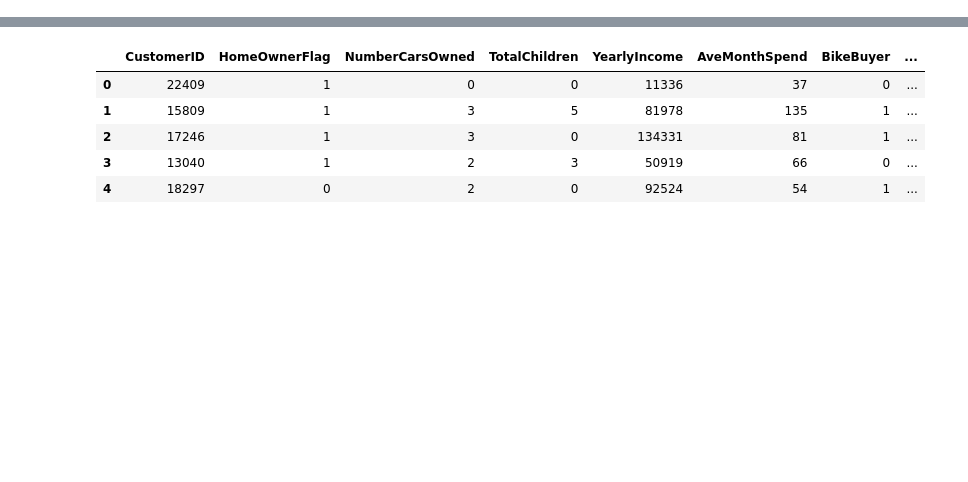
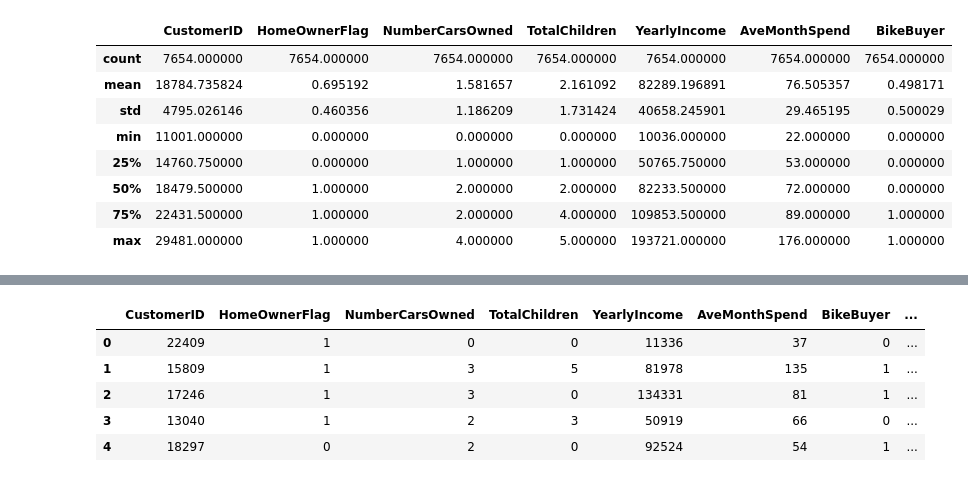
Before and after one commit to Oluwaseyitan/Python-Projects, a Jupyter notebook: Final Avg Month Spend- Regression.ipynb, the cells around one changed output, grey strips where cells are left out. Drawn from its saved outputs; the diff is of its cells as text; code cells hidden in the pictures; blank space fills up the shorter version.

Commit message:
Average month spend prediction

```diff
--- a/Final Avg Month Spend- Regression.ipynb
+++ b/Final Avg Month Spend- Regression.ipynb
@@ -0,0 +4,7 @@
+# %%
+Train = pd.read_csv ("C:/Users/Sdeol/Desktop/all (1)/train_technidus.csv")
+Test = pd.read_csv ("C:/Users/Sdeol/Desktop/all (1)/test_technidus.csv")
+
+Train.head()
+
+Train.info()
@@ -0,0 +30,13 @@
+# %%
+
+Train.describe()
+# %% [output]
+|  | CustomerID | HomeOwnerFlag | NumberCarsOwned | TotalChildren | YearlyIncome | AveMonthSpend | BikeBuyer |
+| count | 7654.000000 | 7654.000000 | 7654.000000 | 7654.000000 | 7654.000000 | 7654.000000 | 7654.000000 |
+| mean | 18784.735824 | 0.695192 | 1.581657 | 2.161092 | 82289.196891 | 76.505357 | 0.498171 |
+| std | 4795.026146 | 0.460356 | 1.186209 | 1.731424 | 40658.245901 | 29.465195 | 0.500029 |
+| min | 11001.000000 | 0.000000 | 0.000000 | 0.000000 | 10036.000000 | 22.000000 | 0.000000 |
+| 25% | 14760.750000 | 0.000000 | 1.000000 | 1.000000 | 50765.750000 | 53.000000 | 0.000000 |
+| 50% | 18479.500000 | 1.000000 | 2.000000 | 2.000000 | 82233.500000 | 72.000000 | 0.000000 |
+| 75% | 22431.500000 | 1.000000 | 2.000000 | 4.000000 | 109853.500000 | 89.000000 | 1.000000 |
+| max | 29481.000000 | 1.000000 | 4.000000 | 5.000000 | 193721.000000 | 176.000000 | 1.000000 |
```
Also changed, not shown: parts of 14 cells of this notebook.
